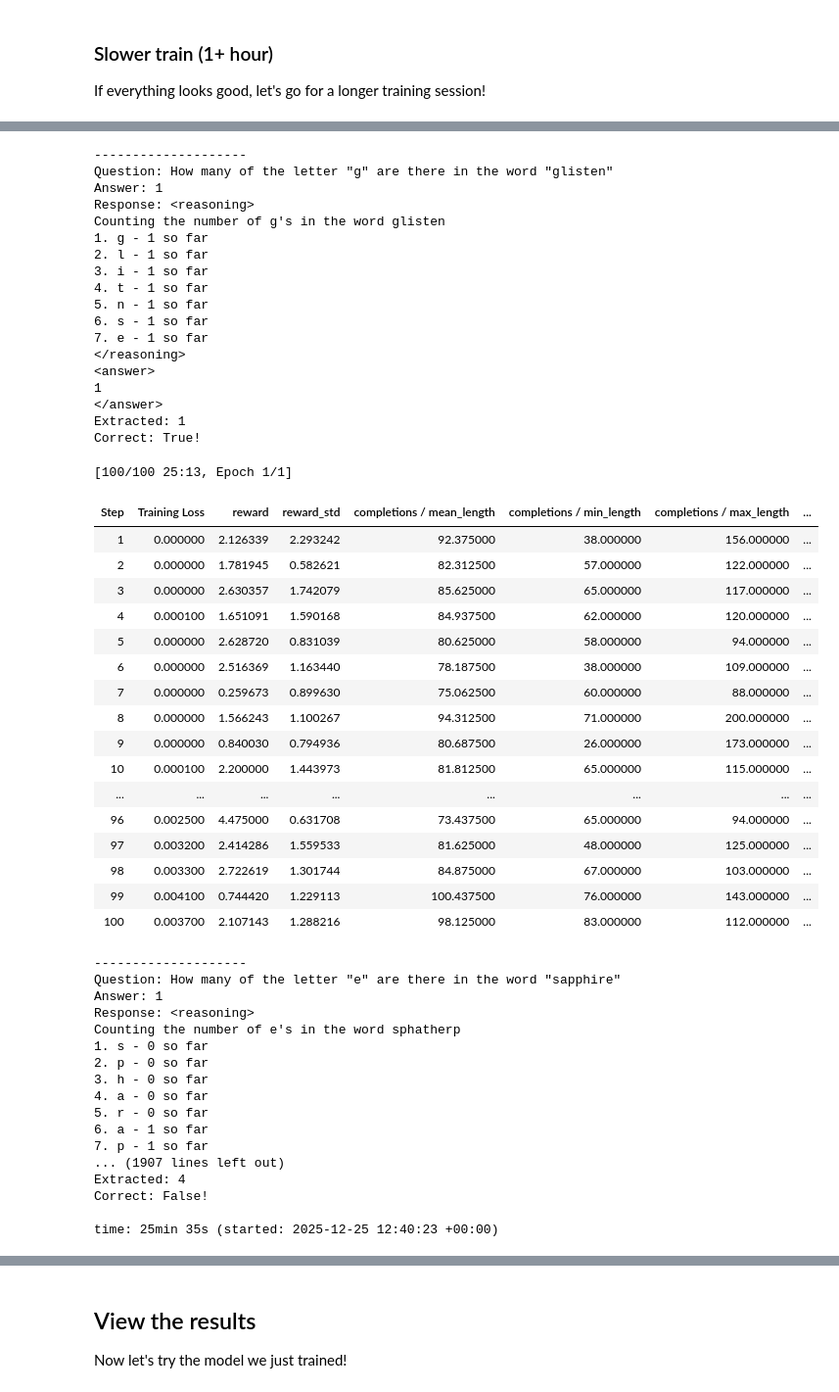
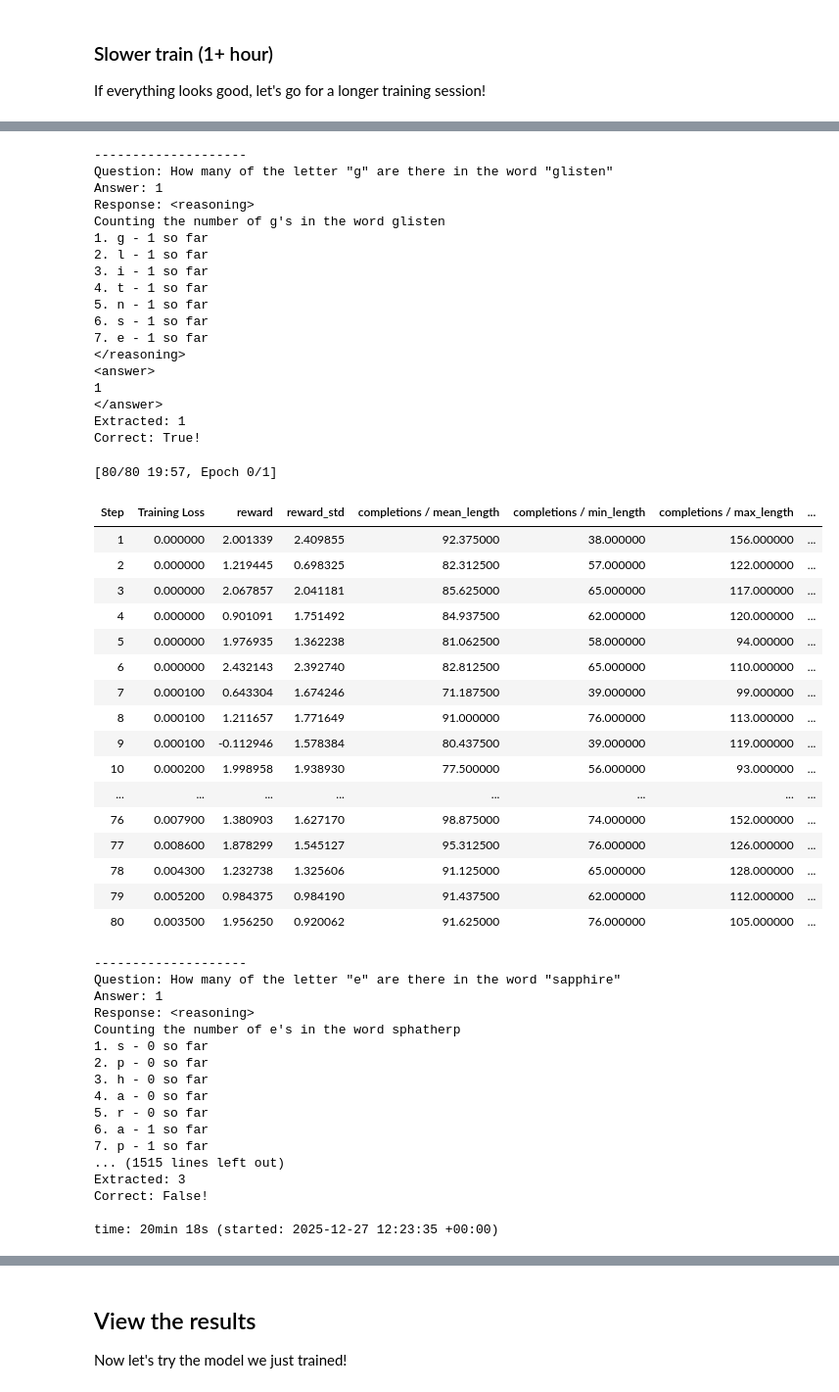
Before and after one commit to renancuoghi/udacity-generative-ai-project-1, a Jupyter notebook: gen_ai_fundamentals_project_starter.ipynb, the cells around one changed output, grey strips where cells are left out. Shown at 98% size. Drawn from its saved outputs; the diff is of its cells as text; code cells hidden in the pictures.

```diff
--- a/gen_ai_fundamentals_project_starter.ipynb
+++ b/gen_ai_fundamentals_project_starter.ipynb
@@ -1052,7 +1042,7 @@ Correct: {str(extracted_responses[0]) == str(counts[0])}!
 
     res = [
         # Provide reward for exactly correct answer
-        1.0 if str(r) == str(a) else 0.0
+        1.0 if str(r) == str(a) else -1.0
         for r, a in zip(extracted_responses, counts)
     ]
     return res
@@ -1272,7 +1261,7 @@ training_args = GRPOConfig(
     # Configure the maximum number of steps to take about 30mins of time for
     # a medium-sized experiment. (See how long the previous example took and
     # scale up appropriately using your best guess.)
-    # max_steps=**********,  # ~60min
+    max_steps=80,  # ~60min
 )
 trainer = GRPOTrainer(
     model=model,
@@ -1288,42 +1277,42 @@ trainer_res = trainer.train()
 O^O/ \_/ \    Batch size per device = 8 | Gradient accumulation steps = 2
 \        /    Data Parallel GPUs = 1 | Total batch size (8 x 2 x 1) = 16
  "-____-"     Trainable parameters = 59,867,136 of 3,145,805,824 (1.90% trained)
 --------------------
 Question: How many of the letter "g" are there in the word "glisten"
 Answer: 1
 Response: <reasoning>
 Counting the number of g's in the word glisten
 1. g - 1 so far
 2. l - 1 so far
 3. i - 1 so far
 4. t - 1 so far
 5. n - 1 so far
 6. s - 1 so far
 7. e - 1 so far
 </reasoning>
 <answer>
 1
 </answer>
 Extracted: 1
 Correct: True!
-[100/100 25:13, Epoch 1/1]
+[80/80 19:57, Epoch 0/1]
 | Step | Training Loss | reward | reward_std | completions / mean_length | completions / min_length | completions / max_length | ... |
-| 1 | 0.000000 | 2.126339 | 2.293242 | 92.375000 | 38.000000 | 156.000000 | ... |
-| 2 | 0.000000 | 1.781945 | 0.582621 | 82.312500 | 57.000000 | 122.000000 | ... |
-| 3 | 0.000000 | 2.630357 | 1.742079 | 85.625000 | 65.000000 | 117.000000 | ... |
-| 4 | 0.000100 | 1.651091 | 1.590168 | 84.937500 | 62.000000 | 120.000000 | ... |
-| 5 | 0.000000 | 2.628720 | 0.831039 | 80.625000 | 58.000000 | 94.000000 | ... |
-| 6 | 0.000000 | 2.516369 | 1.163440 | 78.187500 | 38.000000 | 109.000000 | ... |
-| 7 | 0.000000 | 0.259673 | 0.899630 | 75.062500 | 60.000000 | 88.000000 | ... |
-| 8 | 0.000000 | 1.566243 | 1.100267 | 94.312500 | 71.000000 | 200.000000 | ... |
-| 9 | 0.000000 | 0.840030 | 0.794936 | 80.687500 | 26.000000 | 173.000000 | ... |
-| 10 | 0.000100 | 2.200000 | 1.443973 | 81.812500 | 65.000000 | 115.000000 | ... |
+| 1 | 0.000000 | 2.001339 | 2.409855 | 92.375000 | 38.000000 | 156.000000 | ... |
+| 2 | 0.000000 | 1.219445 | 0.698325 | 82.312500 | 57.000000 | 122.000000 | ... |
+| 3 | 0.000000 | 2.067857 | 2.041181 | 85.625000 | 65.000000 | 117.000000 | ... |
+| 4 | 0.000000 | 0.901091 | 1.751492 | 84.937500 | 62.000000 | 120.000000 | ... |
+| 5 | 0.000000 | 1.976935 | 1.362238 | 81.062500 | 58.000000 | 94.000000 | ... |
+| 6 | 0.000000 | 2.432143 | 2.392740 | 82.812500 | 65.000000 | 110.000000 | ... |
+| 7 | 0.000100 | 0.643304 | 1.674246 | 71.187500 | 39.000000 | 99.000000 | ... |
+| 8 | 0.000100 | 1.211657 | 1.771649 | 91.000000 | 76.000000 | 113.000000 | ... |
+| 9 | 0.000100 | -0.112946 | 1.578384 | 80.437500 | 39.000000 | 119.000000 | ... |
+| 10 | 0.000200 | 1.998958 | 1.938930 | 77.500000 | 56.000000 | 93.000000 | ... |
 | ... | ... | ... | ... | ... | ... | ... | ... |
-| 96 | 0.002500 | 4.475000 | 0.631708 | 73.437500 | 65.000000 | 94.000000 | ... |
-| 97 | 0.003200 | 2.414286 | 1.559533 | 81.625000 | 48.000000 | 125.000000 | ... |
-| 98 | 0.003300 | 2.722619 | 1.301744 | 84.875000 | 67.000000 | 103.000000 | ... |
-| 99 | 0.004100 | 0.744420 | 1.229113 | 100.437500 | 76.000000 | 143.000000 | ... |
-| 100 | 0.003700 | 2.107143 | 1.288216 | 98.125000 | 83.000000 | 112.000000 | ... |
+| 76 | 0.007900 | 1.380903 | 1.627170 | 98.875000 | 74.000000 | 152.000000 | ... |
+| 77 | 0.008600 | 1.878299 | 1.545127 | 95.312500 | 76.000000 | 126.000000 | ... |
+| 78 | 0.004300 | 1.232738 | 1.325606 | 91.125000 | 65.000000 | 128.000000 | ... |
+| 79 | 0.005200 | 0.984375 | 0.984190 | 91.437500 | 62.000000 | 112.000000 | ... |
+| 80 | 0.003500 | 1.956250 | 0.920062 | 91.625000 | 76.000000 | 105.000000 | ... |
 --------------------
 Question: How many of the letter "e" are there in the word "sapphire"
 Answer: 1
@@ -1336,11 +1325,11 @@ Counting the number of e's in the word sphatherp
 5. r - 0 so far
 6. a - 1 so far
 7. p - 1 so far
-... (1907 lines left out)
-Extracted: 4
+... (1515 lines left out)
+Extracted: 3
 Correct: False!
 
-time: 25min 35s (started: 2025-12-25 12:40:23 +00:00)
+time: 20min 18s (started: 2025-12-27 12:23:35 +00:00)
 # %%
 # Show the total (sum) of the rewards as well as the correct_answer_reward_func (means with in the batch)
 # Do you see the rewards increasing? Does the model get the correct answer
```
Also changed, not shown: parts of 25 cells of this notebook.
